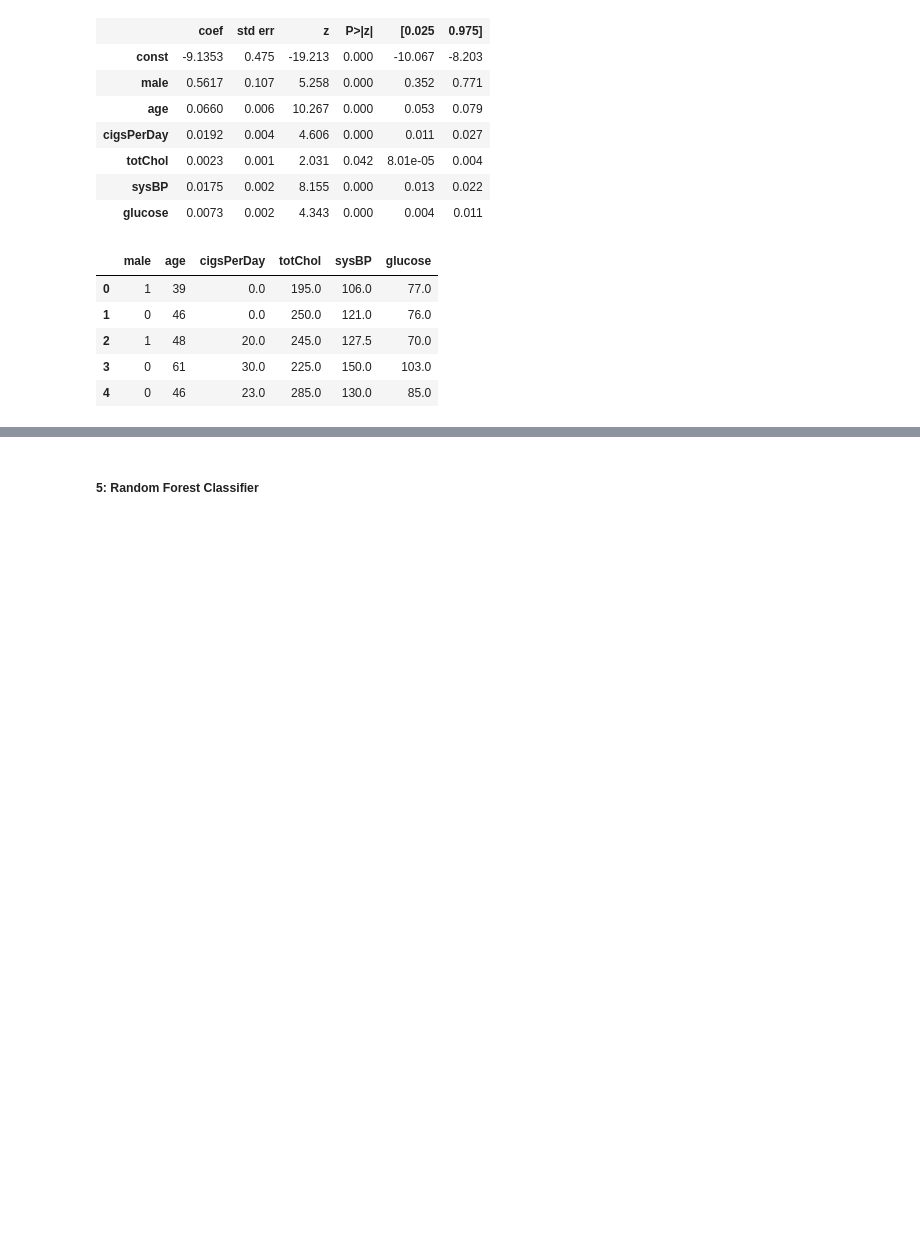
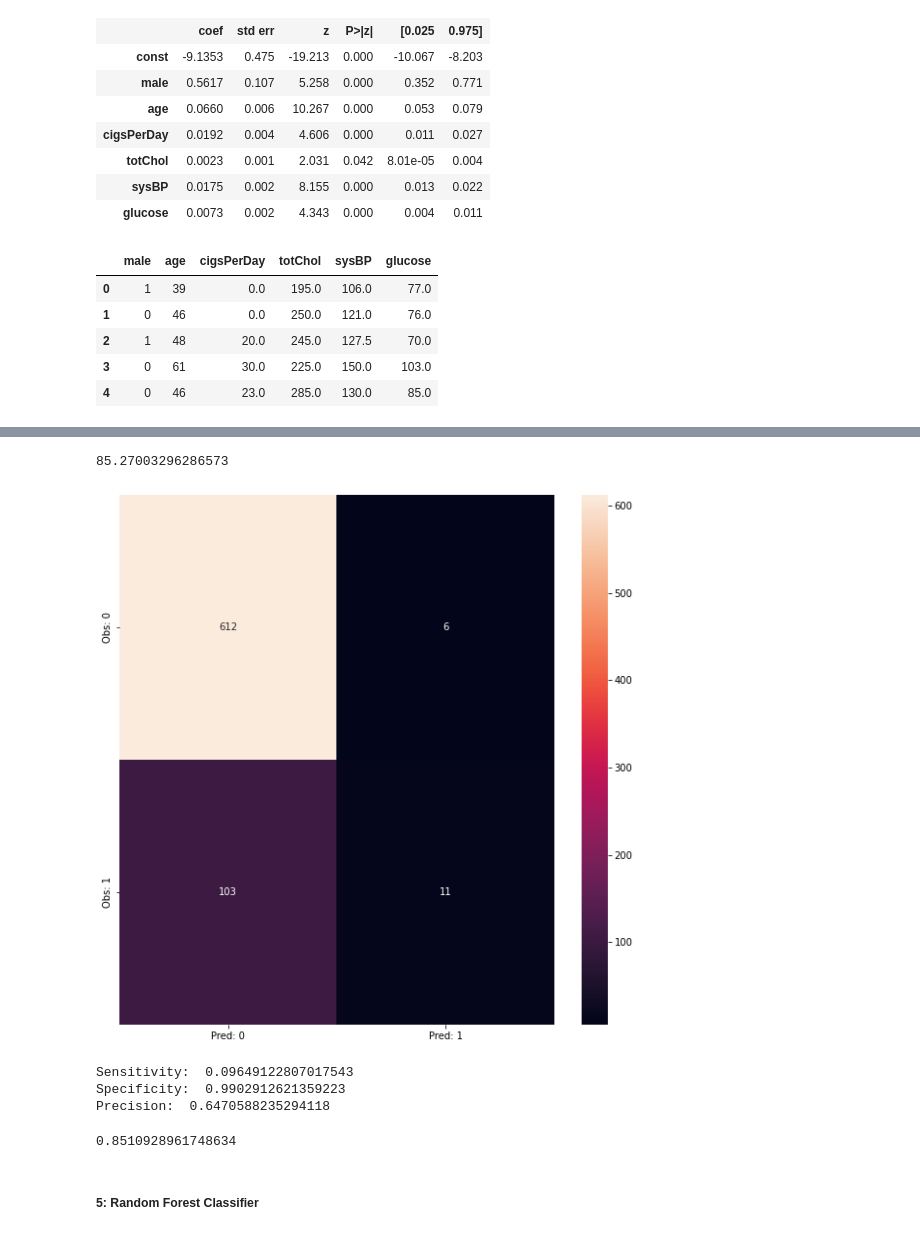
Before and after one commit to Dhruv-Chandra/Heart-Patients, a Jupyter notebook: Heart Patients.ipynb, the cells around one changed output, grey strips where cells are left out. Drawn from its saved outputs; the diff is of its cells as text; code cells hidden in the pictures; blank space fills up the shorter version.

Commit message:
Applied GridSearchCV.

```diff
--- a/Heart Patients.ipynb
+++ b/Heart Patients.ipynb
@@ -323,4 +325,24 @@ from sklearn.linear_model import LogisticRegression
 logreg=LogisticRegression()
 logreg.fit(x_train,y_train)
 y_pred=logreg.predict(x_test)
+# %%
+def cm_data(cm):
+    tn = cm[0, 0]
+    fp = cm[0, 1]
+    fn = cm[1, 0]
+    tp = cm[1, 1]
+    print("Sensitivity: ", tp/(tp+fn))
+    print("Specificity: ",tn/(tn+fp))
+    print("Precision: ", tp/(tp+fp))
+# %%
+def check_accuracy(test, pred, conf_mat = 'no'):
+    acc = accuracy_score(test, pred)
+    if conf_mat == 'yes':
+        cm = confusion_matrix(test, pred)
+        cm_df = pd.DataFrame(cm, columns=['Pred: 0', 'Pred: 1'], index = ['Obs: 0', 'Obs: 1'])
+        plt.figure(figsize=(10, 10))
+        sns.heatmap(cm_df, annot=True, fmt='d')
+        plt.show()
+        cm_data(cm)
+    return acc
 # %%
@@ -358,0 +396,17 @@ Sensitivity is extremely Low, as the data is imbalanced.
+# %%
+# Using Grid Search CV to find best parameters.
+
+from sklearn.model_selection import GridSearchCV, cross_val_score
+
+params = {
+    'penalty': ['l1', 'l2','elasticnet'],
+    'tol': [0.1, 0.01],
+    'C': [0.1, 0.01],
+    'solver': ['newton-cg', 'lbfgs', 'liblinear', 'sag', 'saga'],
+    'max_iter': [10, 100],
+    'multi_class': ['auto', 'ovr','multinomial'],
+    'n_jobs': [3,4],
+}
+
+grid_log_reg = GridSearchCV(LogisticRegression(), params, cv=5, n_jobs=3)
+grid_log_reg.fit(x_train, y_train)
@@ -359,3 +433,21 @@ Sensitivity is extremely Low, as the data is imbalanced.
+# %%
+best_log_reg_score = cross_val_score(best_par, x_train, y_train, cv = 5)
+print(best_log_reg_score.mean()*100)
+# %% [output]
+85.27003296286573
+# %%
+y_pred_grid_proba = grid_log_reg.predict_proba(x_test)
+binarize = Binarizer(threshold=0.5)
+y_pred_grid = binarize.fit_transform(y_pred_grid_proba)[:,1]
+check_accuracy(y_test, y_pred_grid, conf_mat = 'yes')
+
+# Accuracy has risen a little bit, but the data still needs to be balanced.
+# %% [output]
+[figure, added]
+Sensitivity:  0.09649122807017543
+Specificity:  0.9902912621359223
+Precision:  0.6470588235294118
+0.8510928961748634
 # %% [markdown]
 ##### 5: Random Forest Classifier
 # %%
```
Also changed, not shown: parts of 9 cells of this notebook.
